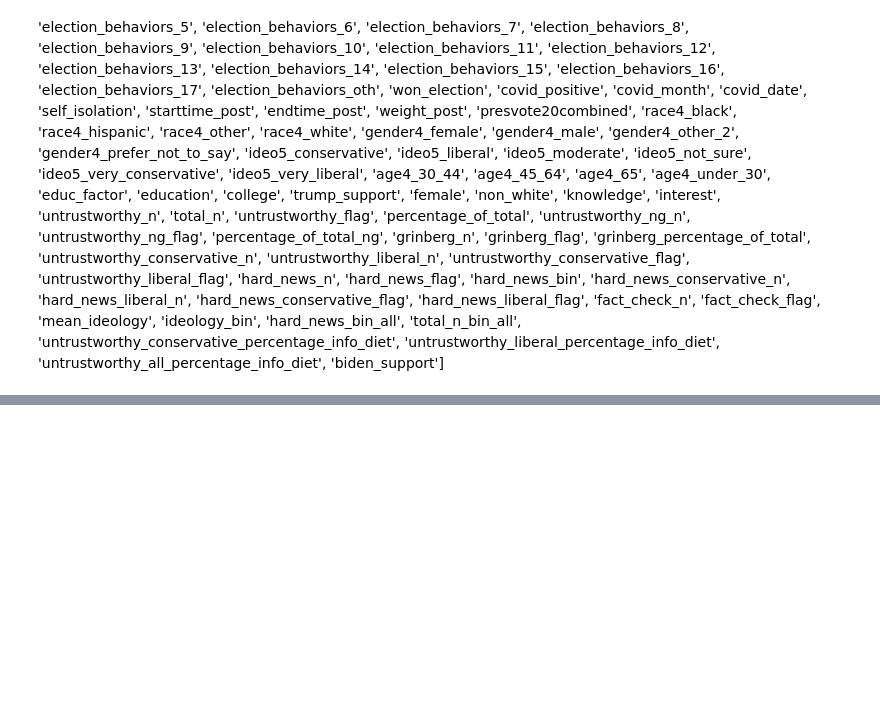
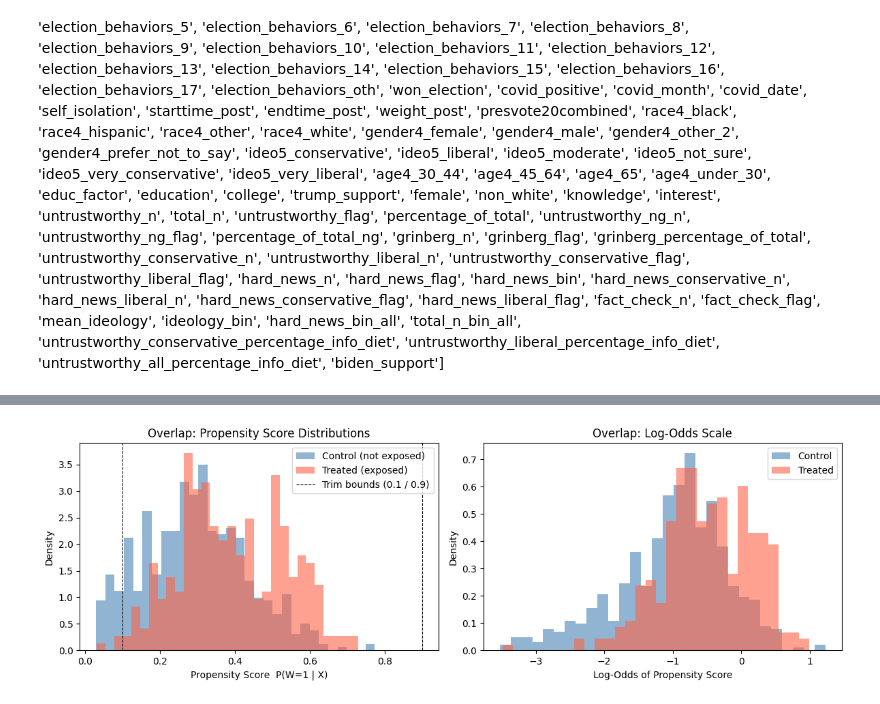
Before and after one commit to rickyrojas311/untrustworthy_news_effects, a Jupyter notebook: data_exploration.ipynb, the cells around one changed output, grey strips where cells are left out. Drawn from its saved outputs; the diff is of its cells as text; code cells hidden in the pictures; blank space fills up the shorter version.

```diff
--- a/data_exploration.ipynb
+++ b/data_exploration.ipynb
@@ -285,0 +424,72 @@ Name: mean_ideology, Length: 1151, dtype: float64
+# %%
+# ==========================================
+# OVERLAP ASSUMPTION CHECK (for AIPW)
+# ==========================================
+from sklearn.linear_model import LogisticRegression
+from sklearn.preprocessing import StandardScaler
+import matplotlib.pyplot as plt
+
+# --- 1. Fit propensity score model ---
+scaler = StandardScaler()
+X_scaled = scaler.fit_transform(X_matrix.values)
+
+ps_model = LogisticRegression(max_iter=1000, C=1.0, random_state=42)
+ps_model.fit(X_scaled, W)
+ps = ps_model.predict_proba(X_scaled)[:, 1]
+
+# --- 2. Plot propensity score distributions by treatment group ---
+fig, axes = plt.subplots(1, 2, figsize=(12, 4))
+
+# Histogram
+axes[0].hist(ps[W == 0], bins=30, alpha=0.6, density=True, label="Control (not exposed)", color="steelblue")
+axes[0].hist(ps[W == 1], bins=30, alpha=0.6, density=True, label="Treated (exposed)",     color="tomato")
+axes[0].axvline(0.1, color="black", linestyle="--", linewidth=0.8, label="Trim bounds (0.1 / 0.9)")
+axes[0].axvline(0.9, color="black", linestyle="--", linewidth=0.8)
+axes[0].set_xlabel("Propensity Score  P(W=1 | X)")
+axes[0].set_ylabel("Density")
+axes[0].set_title("Overlap: Propensity Score Distributions")
+axes[0].legend()
+
+# Log-odds plot (better for spotting extremes)
+log_odds = np.log(ps / (1 - ps + 1e-9))
+axes[1].hist(log_odds[W == 0], bins=30, alpha=0.6, density=True, label="Control", color="steelblue")
+axes[1].hist(log_odds[W == 1], bins=30, alpha=0.6, density=True, label="Treated", color="tomato")
+axes[1].set_xlabel("Log-Odds of Propensity Score")
+axes[1].set_ylabel("Density")
+axes[1].set_title("Overlap: Log-Odds Scale")
+axes[1].legend()
+
+plt.tight_layout()
+plt.show()
+
+# --- 3. Summary statistics ---
+TRIM_LO, TRIM_HI = 0.05, 0.95
+
+n_extreme  = ((ps < TRIM_LO) | (ps > TRIM_HI)).sum()
+n_extreme2 = ((ps < 0.10)    | (ps > 0.90)).sum()
+
+print("=== Propensity Score Summary ===")
+print(f"  Overall range : [{ps.min():.4f}, {ps.max():.4f}]")
+print(f"  Treated  (n={W.sum()})  range: [{ps[W==1].min():.4f}, {ps[W==1].max():.4f}]  mean={ps[W==1].mean():.3f}")
+print(f"  Control  (n={(W==0).sum()})  range: [{ps[W==0].min():.4f}, {ps[W==0].max():.4f}]  mean={ps[W==0].mean():.3f}")
+print()
+print(f"  Outside [0.05, 0.95]: {n_extreme} obs  ({n_extreme/len(W):.1%})")
+print(f"  Outside [0.10, 0.90]: {n_extreme2} obs  ({n_extreme2/len(W):.1%})")
+
+# --- 4. Effective sample size (ESS) — sensitive to extreme weights ---
+ipw_treated = W / ps
+ipw_control = (1 - W) / (1 - ps)
+ess_treated = ipw_treated[W==1].sum()**2 / (ipw_treated[W==1]**2).sum()
+ess_control = ipw_control[W==0].sum()**2 / (ipw_control[W==0]**2).sum()
+
+print()
+print("=== IPW Effective Sample Size ===")
+print(f"  Treated  actual n={W.sum()},  ESS={ess_treated:.1f}  ({ess_treated/W.sum():.1%} of treated)")
+print(f"  Control  actual n={(W==0).sum()},  ESS={ess_control:.1f}  ({ess_control/(W==0).sum():.1%} of control)")
+print()
+print("Interpretation:")
+print("  ESS/n < 50% → extreme weights dominating; consider trimming.")
+print("  Overlapping histogram peaks → overlap assumption plausible.")
+print("  Separation in log-odds plot → overlap violation for those subgroups.")
+# %% [output]
+[figure, added]
```
Also changed, not shown: parts of 6 cells of this notebook, 6 other files.
